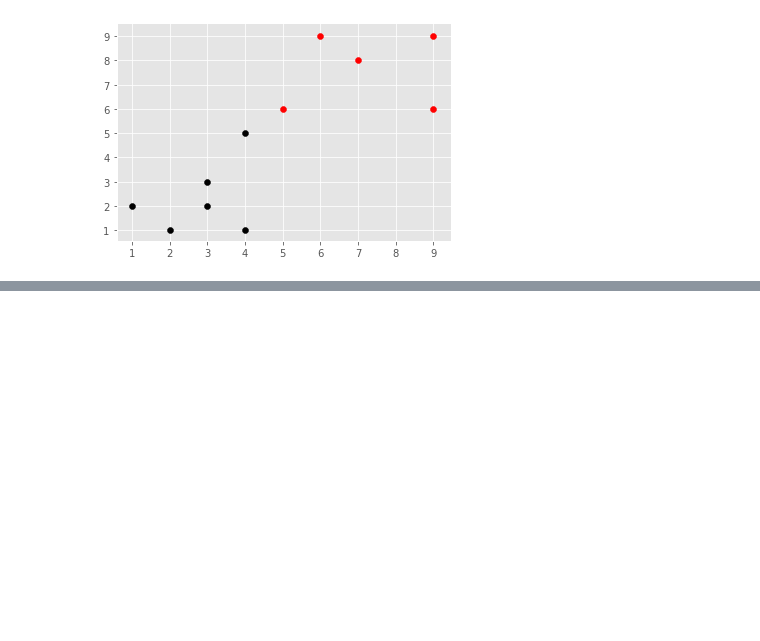
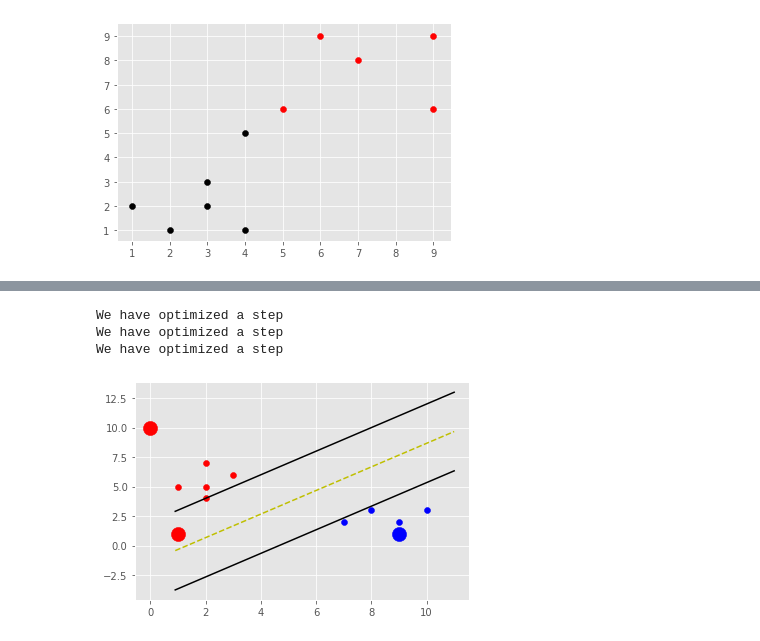
Before and after one commit to SunilKaushik02/ML-practice, a Jupyter notebook: ML scratch.ipynb, the cells around one changed output, grey strips where cells are left out. Drawn from its saved outputs; the diff is of its cells as text; code cells hidden in the pictures; blank space fills up the shorter version.

```diff
--- a/ML scratch.ipynb
+++ b/ML scratch.ipynb
@@ -131,0 +259,19 @@ plt.scatter(new_data[0],new_data[1],color=Counter(result[:5]).most_common(1)[0][
+# %%
+data={-1:np.array([[1,5],[2,4],[2,5],[3,6],[2,7]]),
+     1:np.array([[7,2],[8,3],[9,1],[10,3],[9,2]])}
+
+svm_fit=svm()
+
+svm_fit.fit(data=data)
+
+predict_x=[[0,10],[1,1],[9,1]]
+
+for p in predict_x:
+    svm_fit.predict(p)
+
+svm_fit.visualize()
+# %% [output]
+We have optimized a step
+We have optimized a step
+We have optimized a step
+[figure, added]
```
Also changed, not shown: parts of 4 cells of this notebook.
